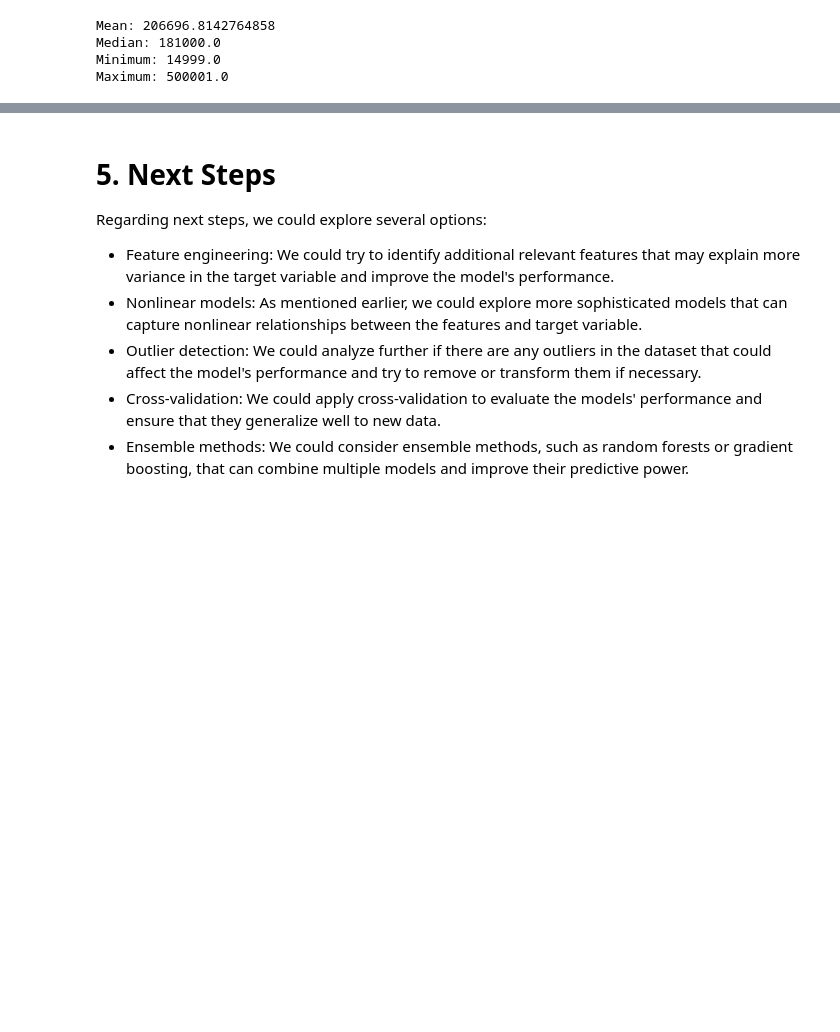
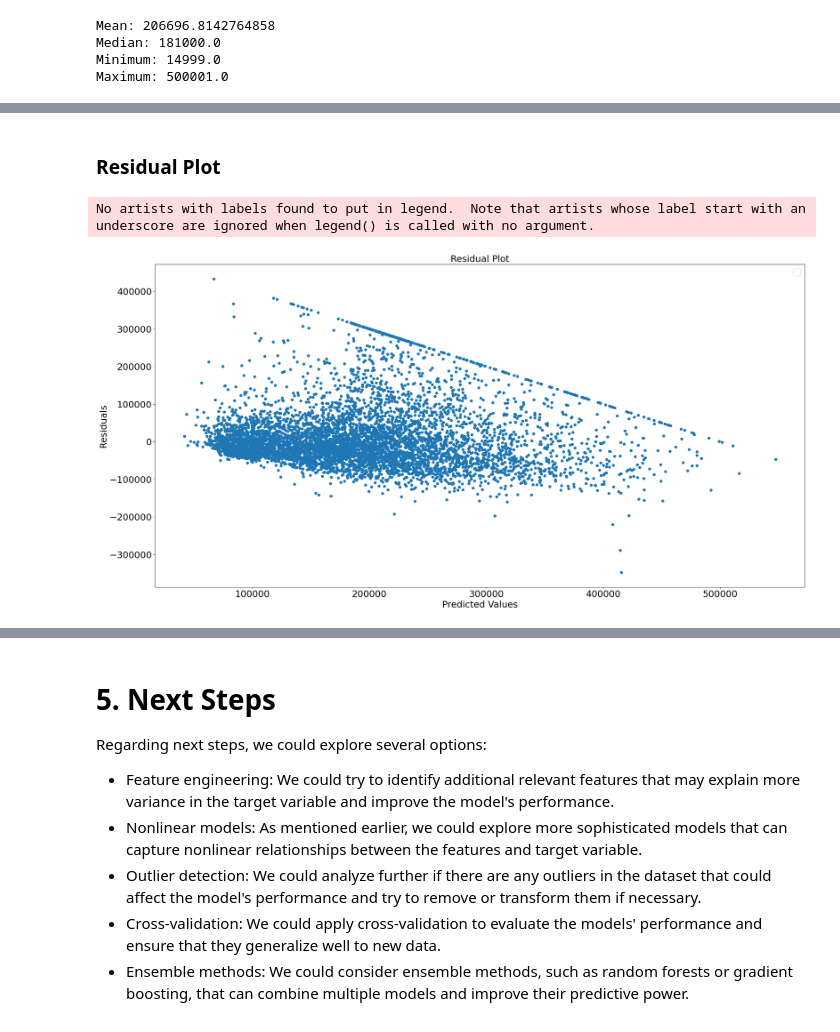
Before and after one commit to JoseJuan98/ml-regression-project-california-housing, a Jupyter notebook: notebooks/RegressionAnalysis.ipynb, the cells around one changed output, grey strips where cells are left out. Cells and saved outputs as stored; diff of their text form; code cells hidden in the pictures; blank space fills up the shorter version.

```diff
--- a/notebooks/RegressionAnalysis.ipynb
+++ b/notebooks/RegressionAnalysis.ipynb
@@ -504,0 +509,19 @@ pyplot.show();
+# %% [markdown]
+### Residual Plot
+# %%
+# Compute the residuals
+residuals = numpy.subtract(y_test, y_pred)
+
+# Plot the residuals
+pyplot.figure(figsize=(28,14))
+pyplot.scatter(y_pred, residuals)
+pyplot.title('Residual Plot', fontsize=22)
+pyplot.xlabel('Predicted Values', fontsize=22)
+pyplot.ylabel('Residuals', fontsize=22)
+pyplot.xticks(fontsize=22)
+pyplot.yticks(fontsize=22)
+pyplot.legend(fontsize=22)
+pyplot.show();
+# %% [output]
+No artists with labels found to put in legend.  Note that artists whose label start with an underscore are ignored when legend() is called with no argument.
+[figure, added]
```
Also changed, not shown: parts of 20 cells of this notebook, 1 other file.
